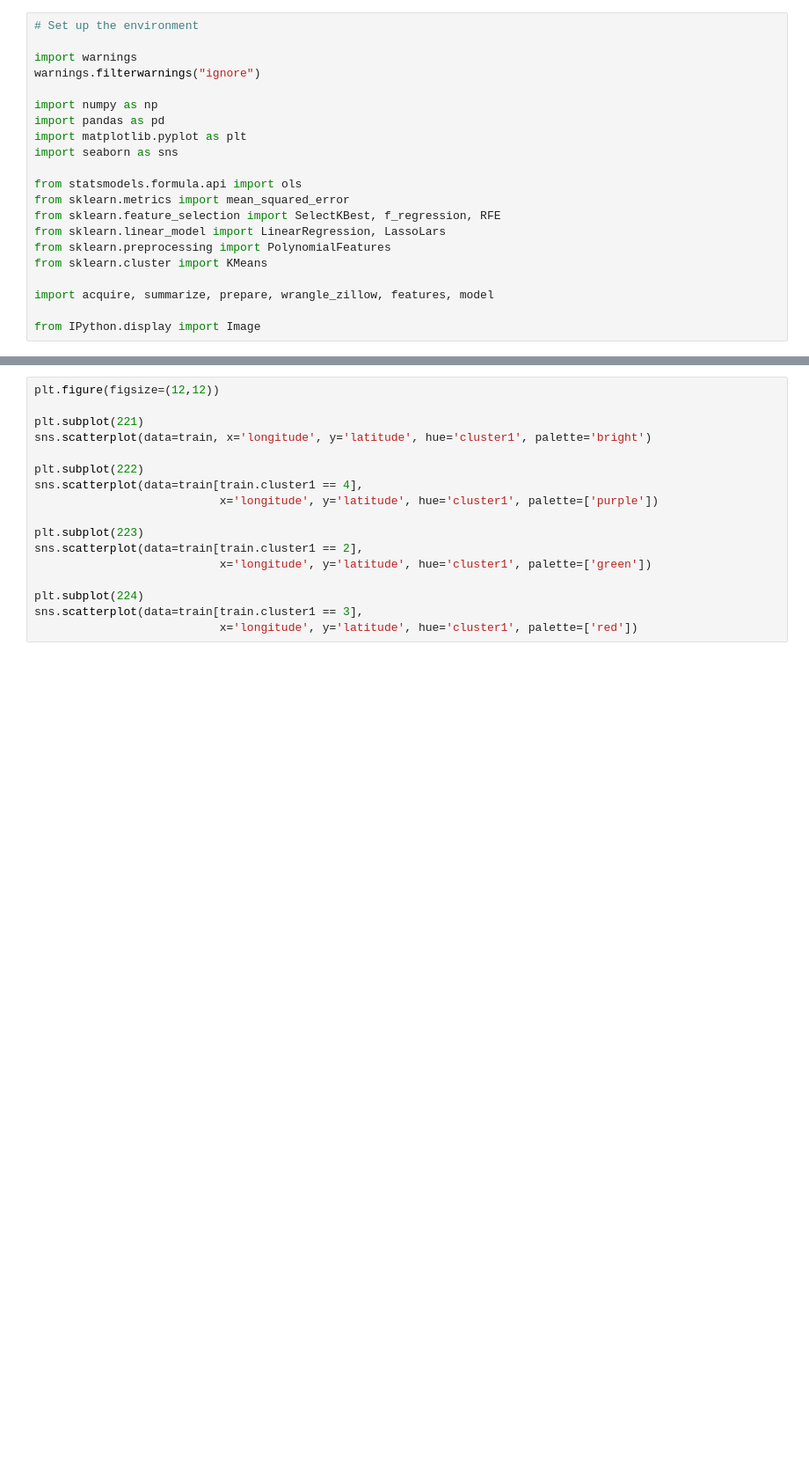
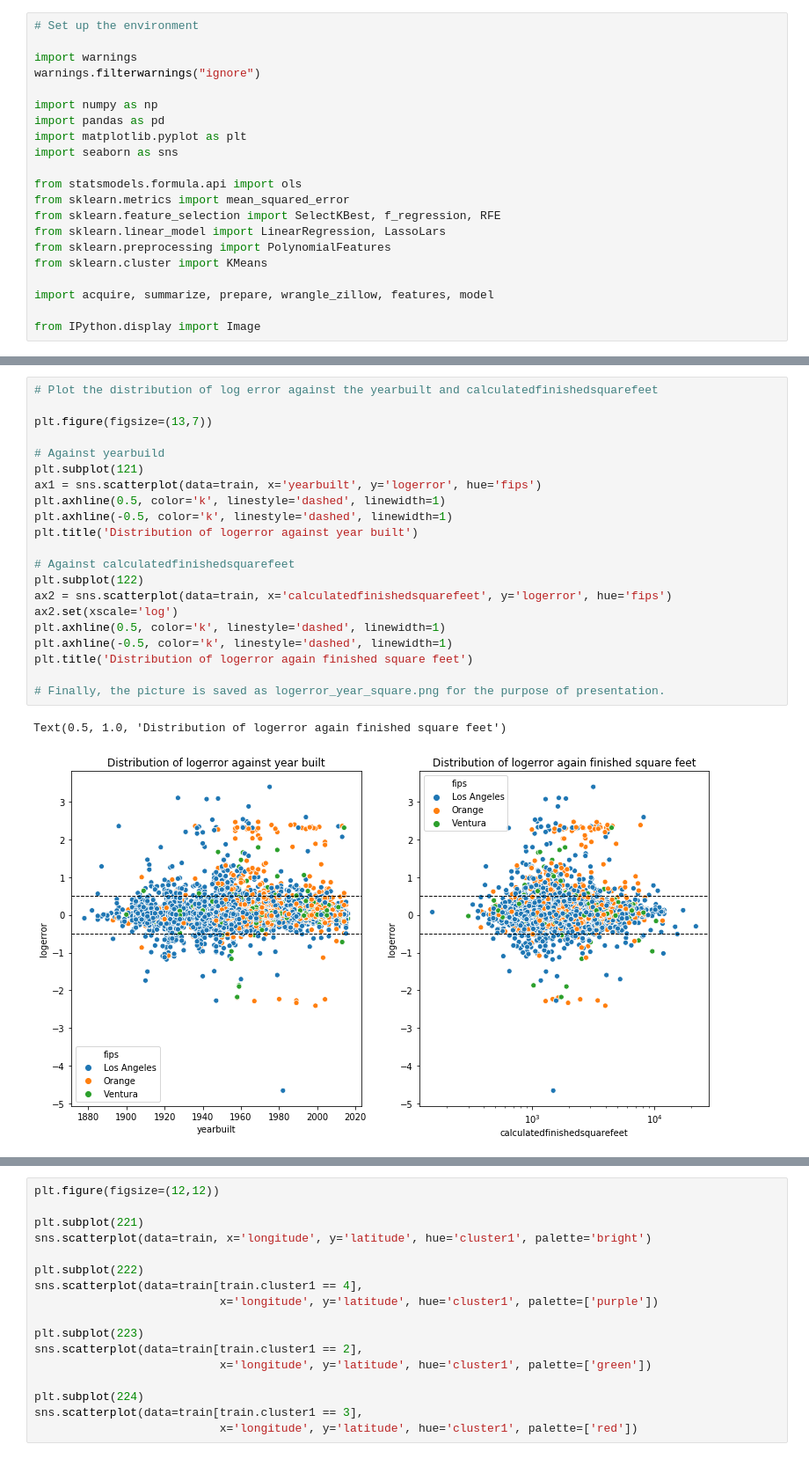
Before and after one commit to Yongliang-Shi/Exploring-Drivers-of-the-Error-in-Zestimate, a Jupyter notebook: clustering_project_zillow_walkthrough.ipynb, the cells around one changed output, grey strips where cells are left out. Shown at 88% size. Drawn from its saved outputs; the diff is of its cells as text; blank space fills up the shorter version.

```diff
--- a/clustering_project_zillow_walkthrough.ipynb
+++ b/clustering_project_zillow_walkthrough.ipynb
@@ -282,0 +169,24 @@ sns.scatterplot(data=train[train.cluster1 == 5],
+# %%
+# Plot the distribution of log error against the yearbuilt and calculatedfinishedsquarefeet
+
+plt.figure(figsize=(13,7))
+
+# Against yearbuild
+plt.subplot(121)
+ax1 = sns.scatterplot(data=train, x='yearbuilt', y='logerror', hue='fips')
+plt.axhline(0.5, color='k', linestyle='dashed', linewidth=1)
+plt.axhline(-0.5, color='k', linestyle='dashed', linewidth=1)
+plt.title('Distribution of logerror against year built')
+
+# Against calculatedfinishedsquarefeet
+plt.subplot(122)
+ax2 = sns.scatterplot(data=train, x='calculatedfinishedsquarefeet', y='logerror', hue='fips')
+ax2.set(xscale='log')
+plt.axhline(0.5, color='k', linestyle='dashed', linewidth=1)
+plt.axhline(-0.5, color='k', linestyle='dashed', linewidth=1)
+plt.title('Distribution of logerror again finished square feet')
+
+# Finally, the picture is saved as logerror_year_square.png for the purpose of presentation.
+# %% [output]
+Text(0.5, 1.0, 'Distribution of logerror again finished square feet')
+[figure, added]
```
Also changed, not shown: parts of 64 cells of this notebook.
